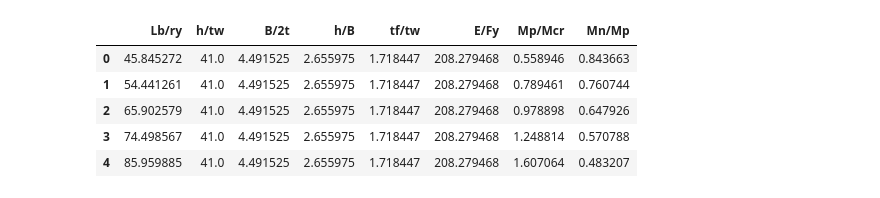
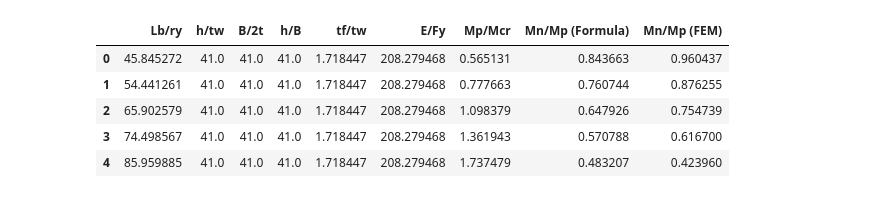
Before and after one commit to shantanu404/ibeam, a Jupyter notebook: just-mlp.ipynb, the cells around one changed output. Drawn from its saved outputs; the diff is of its cells as text; code cells hidden in the pictures.

```diff
--- a/just-mlp.ipynb
+++ b/just-mlp.ipynb
@@ -18,12 +18,12 @@ plt.rcParams["font.family"] = "Times New Roman"
 plt.rcParams['text.usetex'] = True
 warnings.filterwarnings(action="ignore")
 # %%
-df = pd.read_csv('Ratio.csv')
+df = pd.read_csv('Ratio2.csv')
 df.head()
 # %% [output]
-|  | Lb/ry | h/tw | B/2t | h/B | tf/tw | E/Fy | Mp/Mcr | Mn/Mp |
-| 0 | 45.845272 | 41.0 | 4.491525 | 2.655975 | 1.718447 | 208.279468 | 0.558946 | 0.843663 |
-| 1 | 54.441261 | 41.0 | 4.491525 | 2.655975 | 1.718447 | 208.279468 | 0.789461 | 0.760744 |
-| 2 | 65.902579 | 41.0 | 4.491525 | 2.655975 | 1.718447 | 208.279468 | 0.978898 | 0.647926 |
-| 3 | 74.498567 | 41.0 | 4.491525 | 2.655975 | 1.718447 | 208.279468 | 1.248814 | 0.570788 |
-| 4 | 85.959885 | 41.0 | 4.491525 | 2.655975 | 1.718447 | 208.279468 | 1.607064 | 0.483207 |
+|  | Lb/ry | h/tw | B/2t | h/B | tf/tw | E/Fy | Mp/Mcr | Mn/Mp (Formula) | Mn/Mp (FEM) |
+| 0 | 45.845272 | 41.0 | 41.0 | 41.0 | 1.718447 | 208.279468 | 0.565131 | 0.843663 | 0.960437 |
+| 1 | 54.441261 | 41.0 | 41.0 | 41.0 | 1.718447 | 208.279468 | 0.777663 | 0.760744 | 0.876255 |
+| 2 | 65.902579 | 41.0 | 41.0 | 41.0 | 1.718447 | 208.279468 | 1.098379 | 0.647926 | 0.754739 |
+| 3 | 74.498567 | 41.0 | 41.0 | 41.0 | 1.718447 | 208.279468 | 1.361943 | 0.570788 | 0.616700 |
+| 4 | 85.959885 | 41.0 | 41.0 | 41.0 | 1.718447 | 208.279468 | 1.737479 | 0.483207 | 0.423960 |
```
Also changed, not shown: parts of 4 cells of this notebook, 2 other files.
